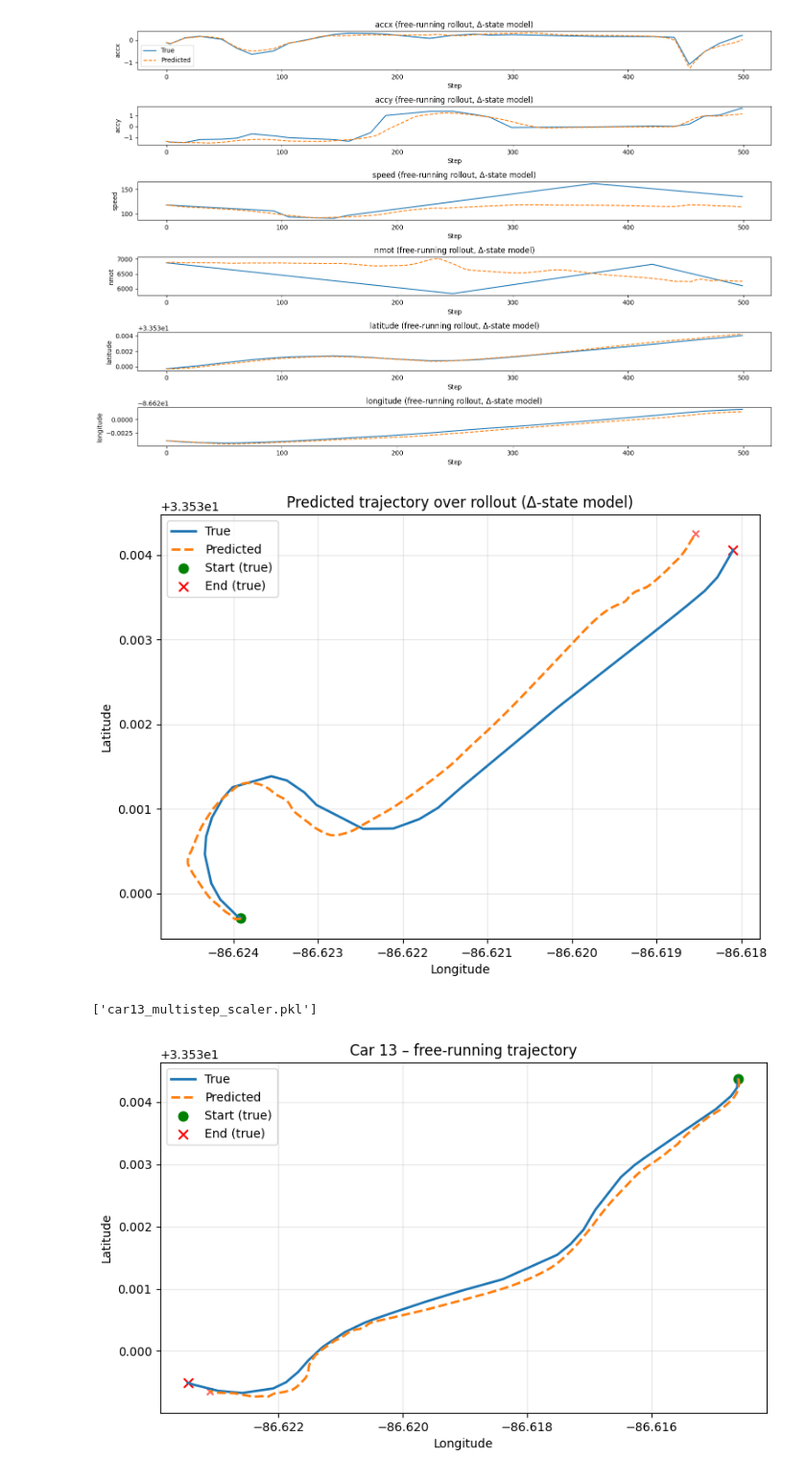
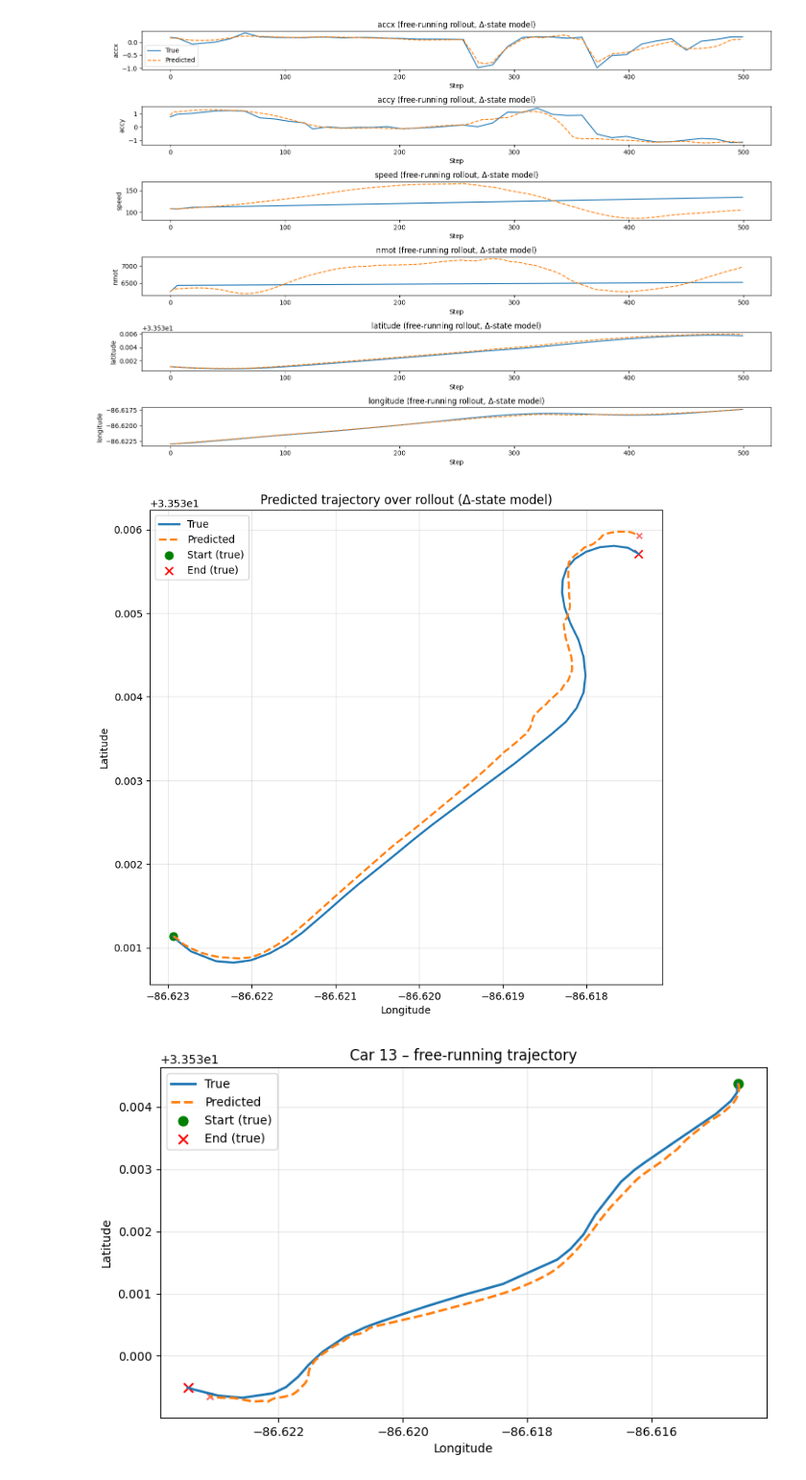
Before and after one commit to UBC-Solar/hack_the_track, a Jupyter notebook: backend/telemetry/train_rnn_new.ipynb, the cells around one changed output. Shown: that part at 96% size. Saved outputs shown, nothing was run; the diff lists cells and outputs as text; code cells hidden in the pictures.

```diff
--- a/backend/telemetry/train_rnn_new.ipynb
+++ b/backend/telemetry/train_rnn_new.ipynb
@@ -596,4 +685,15 @@ Early stopping at epoch 18
 # %%
+car_name = "GR86-060-2"
+final_df_car = build_car_dataframe(db, car_name, race_number=2)
+
+_, test_dataset, _, _, _ = make_sequence_datasets(
+    final_df_car,
+    state_cols=state,
+    control_cols=control,
+    seq_len=seq_length,
+    train_frac=0.8,
+    batch_size=64,
+)
 
 # ------------------- plots using new helpers ---------------------
 plot_rolling_one_step(
@@ -614,7 +714,7 @@ plot_free_running_rollout(
     control_cols=control,
     scale=scale,
     horizon=500,
-    start_idx=2500,
+    start_idx=5000,
     title_suffix="Δ-state model",
 )
 # %% [output]
@@ -622,11 +722,5 @@ plot_free_running_rollout(
-[figure, old version]
+[figure, new version]
-[figure, old version]
+[figure, new version]
-# %%
-import joblib
-
-joblib.dump(scaler, "car13_multistep_scaler.pkl")
-# %% [output]
-['car13_multistep_scaler.pkl']
 # %%
 import torch
 import numpy as np
```
Also changed, not shown: parts of 4 cells of this notebook, 2 other files.
